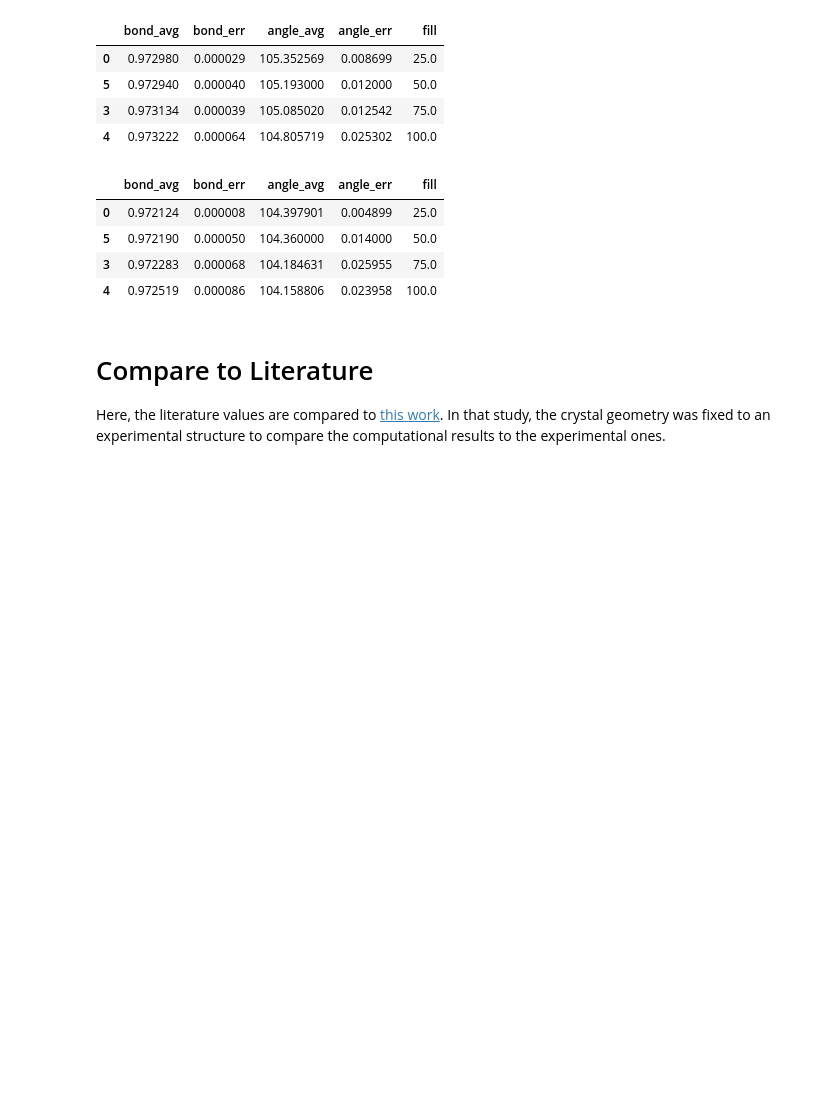
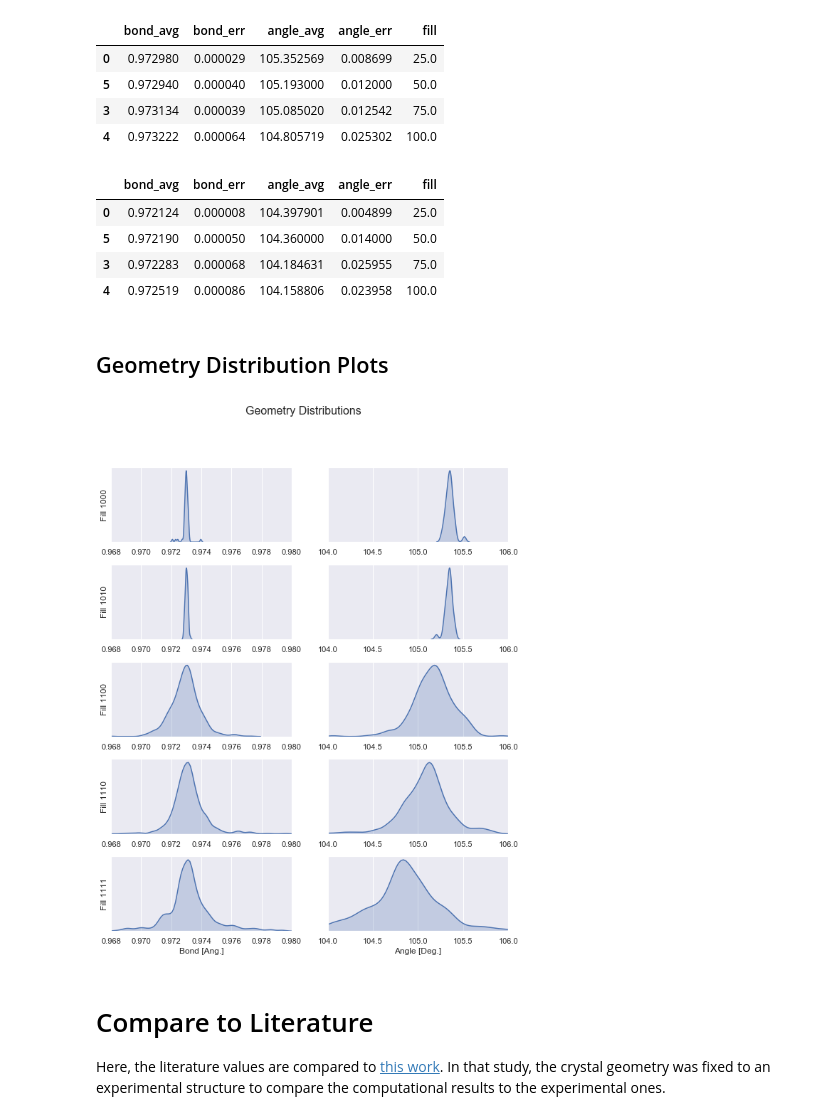
Before and after one commit to gvermillion/msc_thesis, a Jupyter notebook: geometry_relaxation/analyze_geometry.ipynb, the cells around one changed output. Cells and saved outputs as stored; diff of their text form; code cells hidden in the pictures; blank space fills up the shorter version.

Commit message:
added geometry distribution plot

```diff
--- a/geometry_relaxation/analyze_geometry.ipynb
+++ b/geometry_relaxation/analyze_geometry.ipynb
@@ -108,6 +108,38 @@ def make_plot():
     ax2.set(xlabel="Fill [%]")
     ax1.legend(fontsize=12)
     ax2.legend(fontsize=12)
+
+def plot_geometry_distributions():
+    for i,fill in enumerate([1000,1010,1100,1110,1111]):
+        df = filter_by_system("beryl",df=filter_by_fill(fill,df=raw_df))
+        bonds = flatten(df.bonds.values)
+        angles = flatten(df.angles.values)
+
+        ax1 = plt.subplot(gs[i,0])
+        ax2 = plt.subplot(gs[i,1])
+        ax1.axes.get_yaxis().set_ticks([])
+        ax2.axes.get_yaxis().set_ticks([])
+        ax1.set(ylabel='Fill {}'.format(fill))
+        if fill == 1111:
+            ax1.set(xlabel="Bond [Ang.]")
+            ax2.set(xlabel="Angle [Deg.]")#,ylabel="Distrivution [a.u.]")
+        x1lims = (0.968,0.980)
+        x2lims = (104.,106.)
+        ax1.set(xlim=x1lims)
+        ax2.set(xlim=x2lims)
+        plt.locator_params(axis=ax1.xaxis, nbins=3)
+
+
+        sns.kdeplot(bonds,ax=ax1,shade=True)#,label=fill)
+        sns.kdeplot(angles,ax=ax2,shade=True)#,label=fill)
+
+def make_distributions_plot():
+    gs = matplotlib.gridspec.GridSpec(5,2)
+    fig = plt.figure(figsize=(10,12))
+    fig.suptitle("Geometry Distributions",fontsize=16)
+    fig.subplots_adjust(hspace=0.3)
+
+    plot_geometry_distributions()
 # %% [markdown]
 # Get Geometry
 # %%
@@ -129,6 +161,12 @@ vacuum_results_df
 | 5 | 0.972190 | 0.000050 | 104.360000 | 0.014000 | 50.0 |
 | 3 | 0.972283 | 0.000068 | 104.184631 | 0.025955 | 75.0 |
 | 4 | 0.972519 | 0.000086 | 104.158806 | 0.023958 | 100.0 |
+# %% [markdown]
+## Geometry Distribution Plots
+# %%
+make_distributions_plot()
+# %% [output]
+[figure, added]
 # %% [markdown]
 # Compare to Literature
 
```
Also changed, not shown: parts of 1 cell of this notebook, 1 other file.
